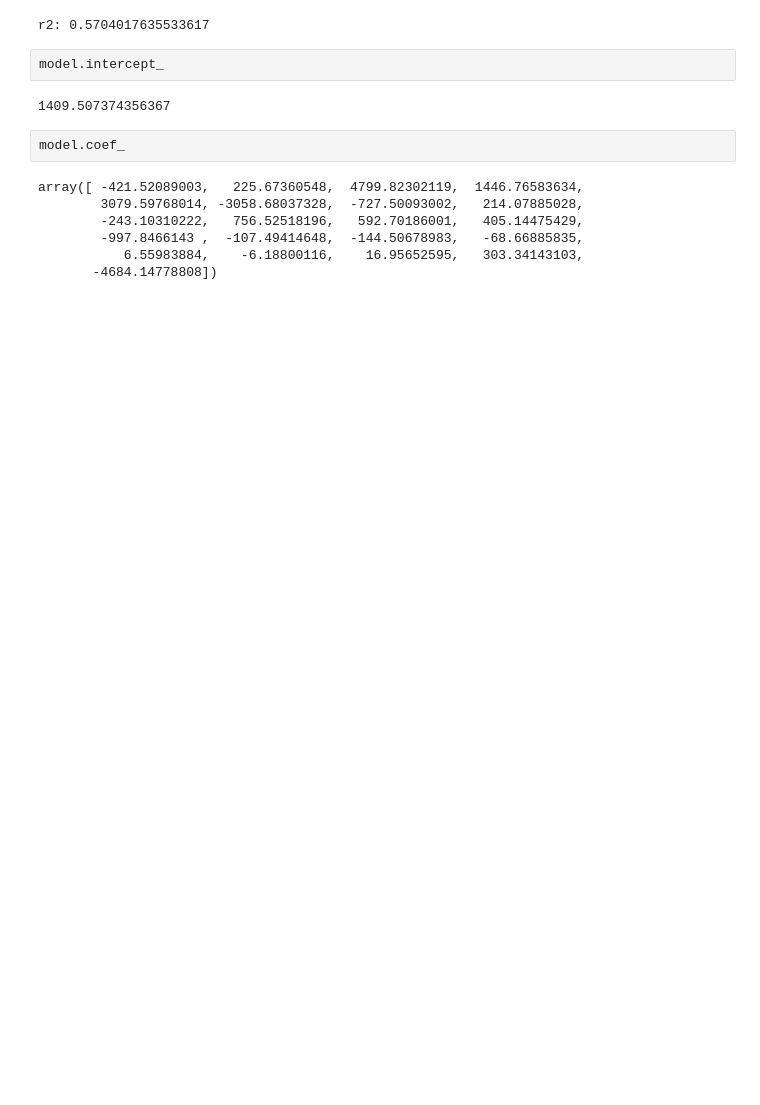
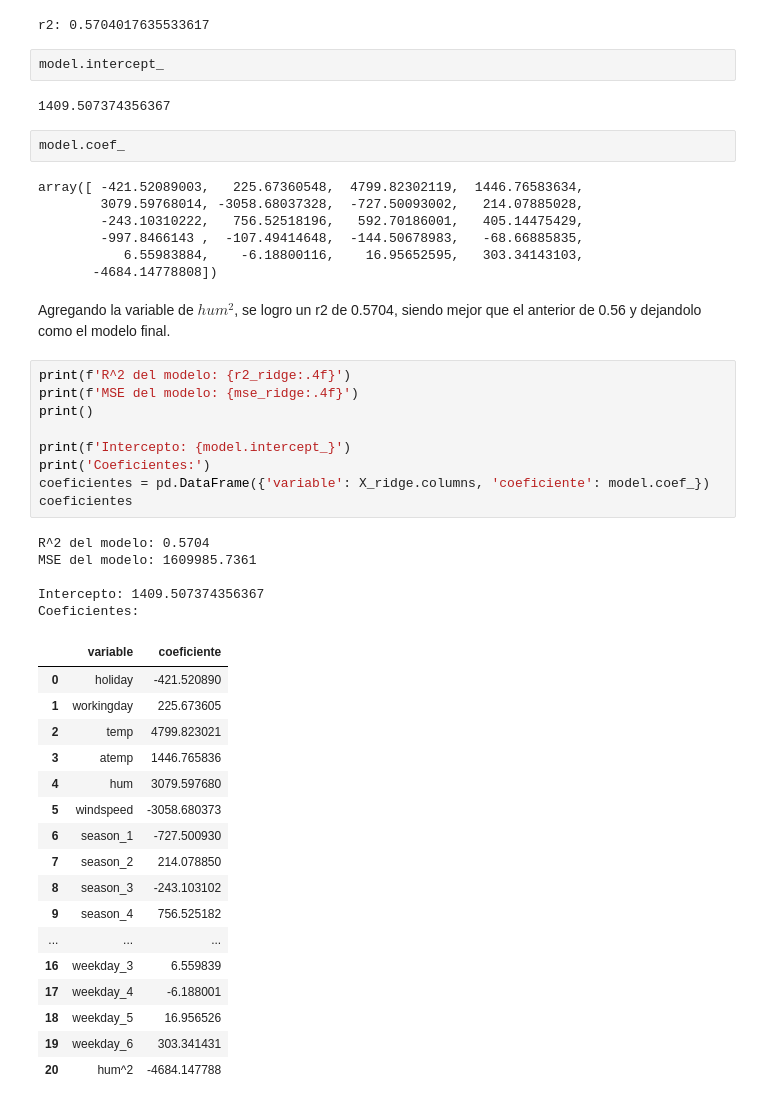
Before and after one commit to LuisMB09/lab_aprendizaje_estadistico, a Jupyter notebook: Tarea 2, regresion lineal multiple.ipynb, the cells around one changed output. Drawn from its saved outputs; the diff is of its cells as text; blank space fills up the shorter version.

```diff
--- a/Tarea 2, regresion lineal multiple.ipynb
+++ b/Tarea 2, regresion lineal multiple.ipynb
@@ -223,3 +225,37 @@ array([ -421.52089003,   225.67360548,  4799.82302119,  1446.76583634,
         -997.8466143 ,  -107.49414648,  -144.50678983,   -68.66885835,
            6.55983884,    -6.18800116,    16.95652595,   303.34143103,
        -4684.14778808])
+# %% [markdown]
+Agregando la variable de $hum^2$, se logro un r2 de 0.5704, siendo mejor que el anterior de 0.56 y dejandolo como el modelo final.
+# %%
+print(f'R^2 del modelo: {r2_ridge:.4f}')
+print(f'MSE del modelo: {mse_ridge:.4f}')
+print()
+
+print(f'Intercepto: {model.intercept_}')
+print('Coeficientes:')
+coeficientes = pd.DataFrame({'variable': X_ridge.columns, 'coeficiente': model.coef_})
+coeficientes
+# %% [output]
+R^2 del modelo: 0.5704
+MSE del modelo: 1609985.7361
+
+Intercepto: 1409.507374356367
+Coeficientes:
+|  | variable | coeficiente |
+| 0 | holiday | -421.520890 |
+| 1 | workingday | 225.673605 |
+| 2 | temp | 4799.823021 |
+| 3 | atemp | 1446.765836 |
+| 4 | hum | 3079.597680 |
+| 5 | windspeed | -3058.680373 |
+| 6 | season_1 | -727.500930 |
+| 7 | season_2 | 214.078850 |
+| 8 | season_3 | -243.103102 |
+| 9 | season_4 | 756.525182 |
+| ... | ... | ... |
+| 16 | weekday_3 | 6.559839 |
+| 17 | weekday_4 | -6.188001 |
+| 18 | weekday_5 | 16.956526 |
+| 19 | weekday_6 | 303.341431 |
+| 20 | hum^2 | -4684.147788 |
```
Also changed, not shown: parts of 4 cells of this notebook.
